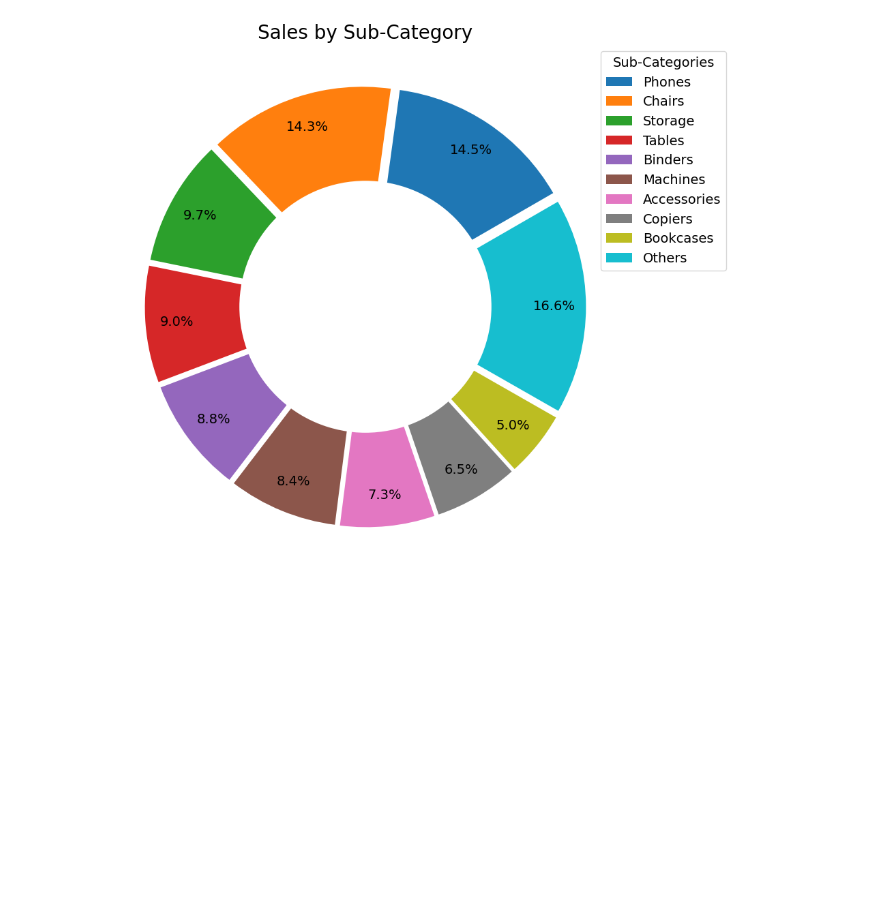
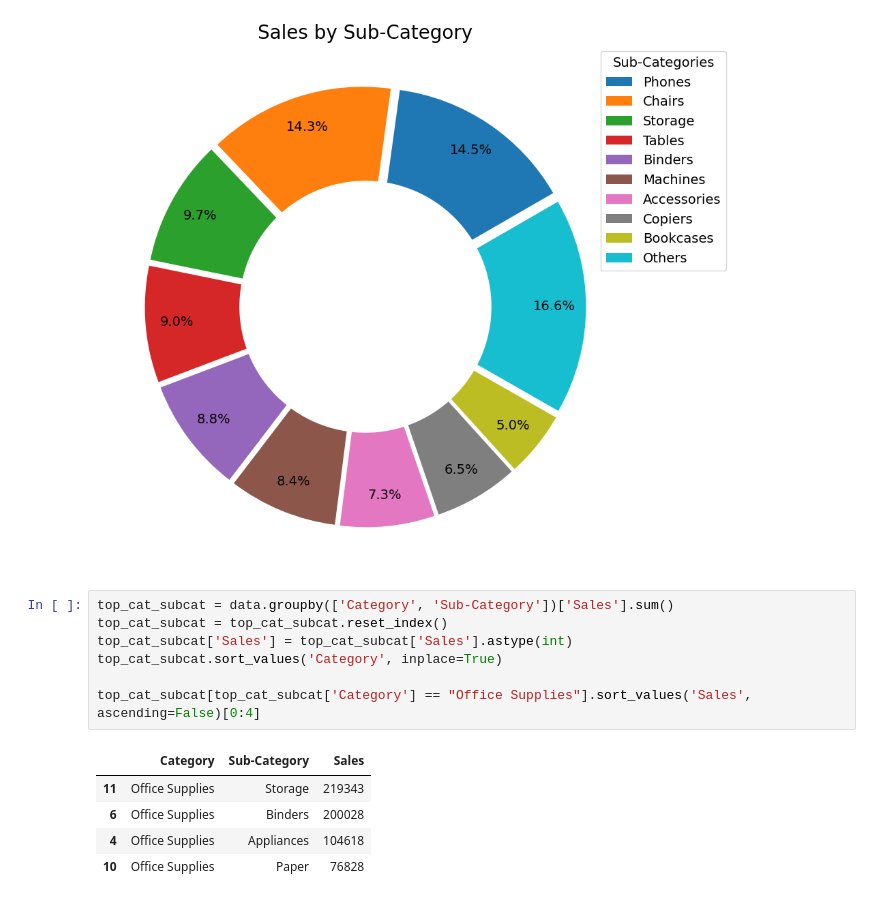
Before and after one commit to MrIsCM/DataProjects, a Jupyter notebook: P1_Sales_DA/main.ipynb, the cells around one changed output. Saved outputs shown, nothing was run; the diff lists cells and outputs as text; blank space fills up the shorter version.

```diff
--- a/P1_Sales_DA/main.ipynb
+++ b/P1_Sales_DA/main.ipynb
@@ -310,3 +310,16 @@ plt.legend(top_subcat['Sub-Category'], title='Sub-Categories', loc='upper right'
 # %% [output]
 <matplotlib.legend.Legend at 0x...>
 [figure]
+# %%
+top_cat_subcat = data.groupby(['Category', 'Sub-Category'])['Sales'].sum()
+top_cat_subcat = top_cat_subcat.reset_index()
+top_cat_subcat['Sales'] = top_cat_subcat['Sales'].astype(int)
+top_cat_subcat.sort_values('Category', inplace=True)
+
+top_cat_subcat[top_cat_subcat['Category'] == "Office Supplies"].sort_values('Sales', ascending=False)[0:4]
+# %% [output]
+|  | Category | Sub-Category | Sales |
+| 11 | Office Supplies | Storage | 219343 |
+| 6 | Office Supplies | Binders | 200028 |
+| 4 | Office Supplies | Appliances | 104618 |
+| 10 | Office Supplies | Paper | 76828 |
```
Also changed, not shown: parts of 1 cell of this notebook.
